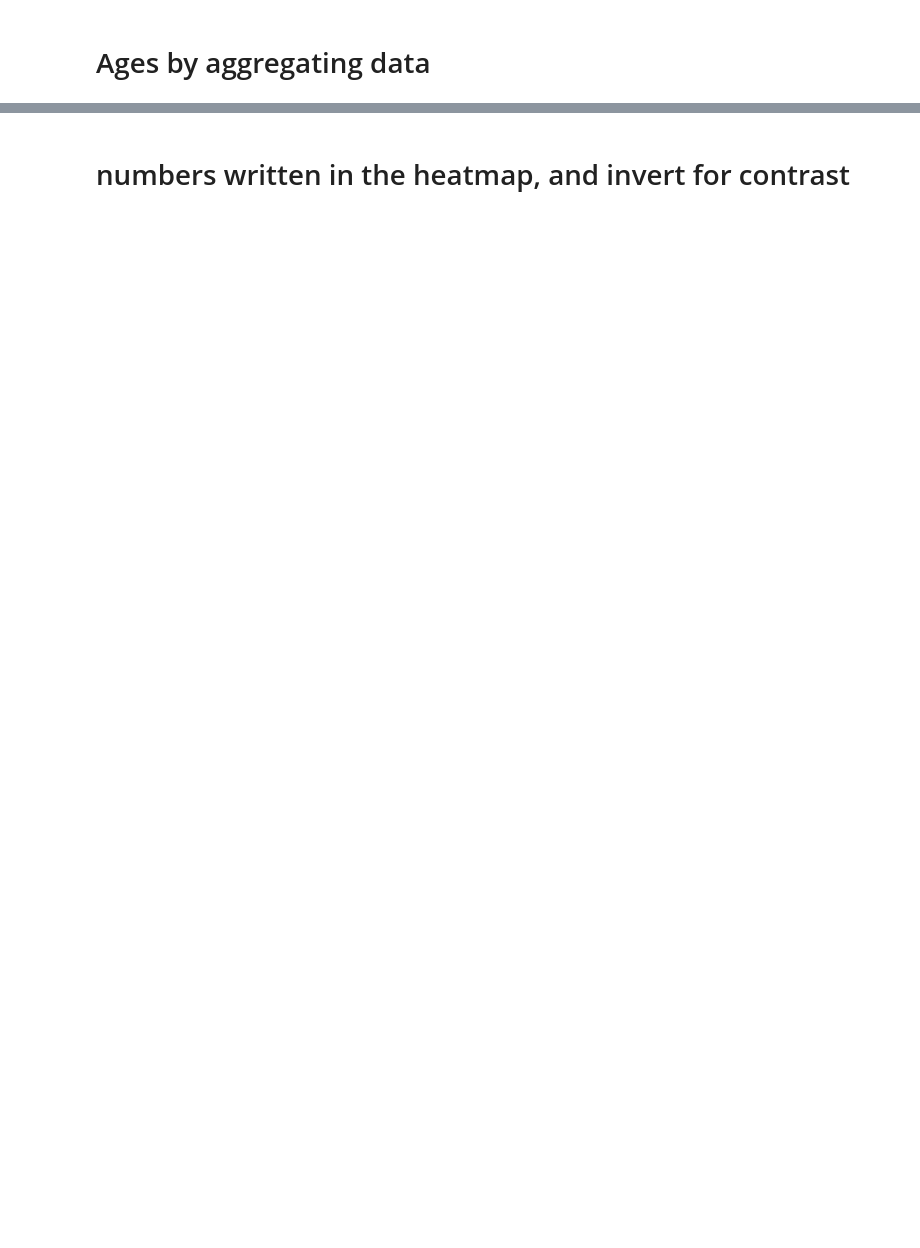
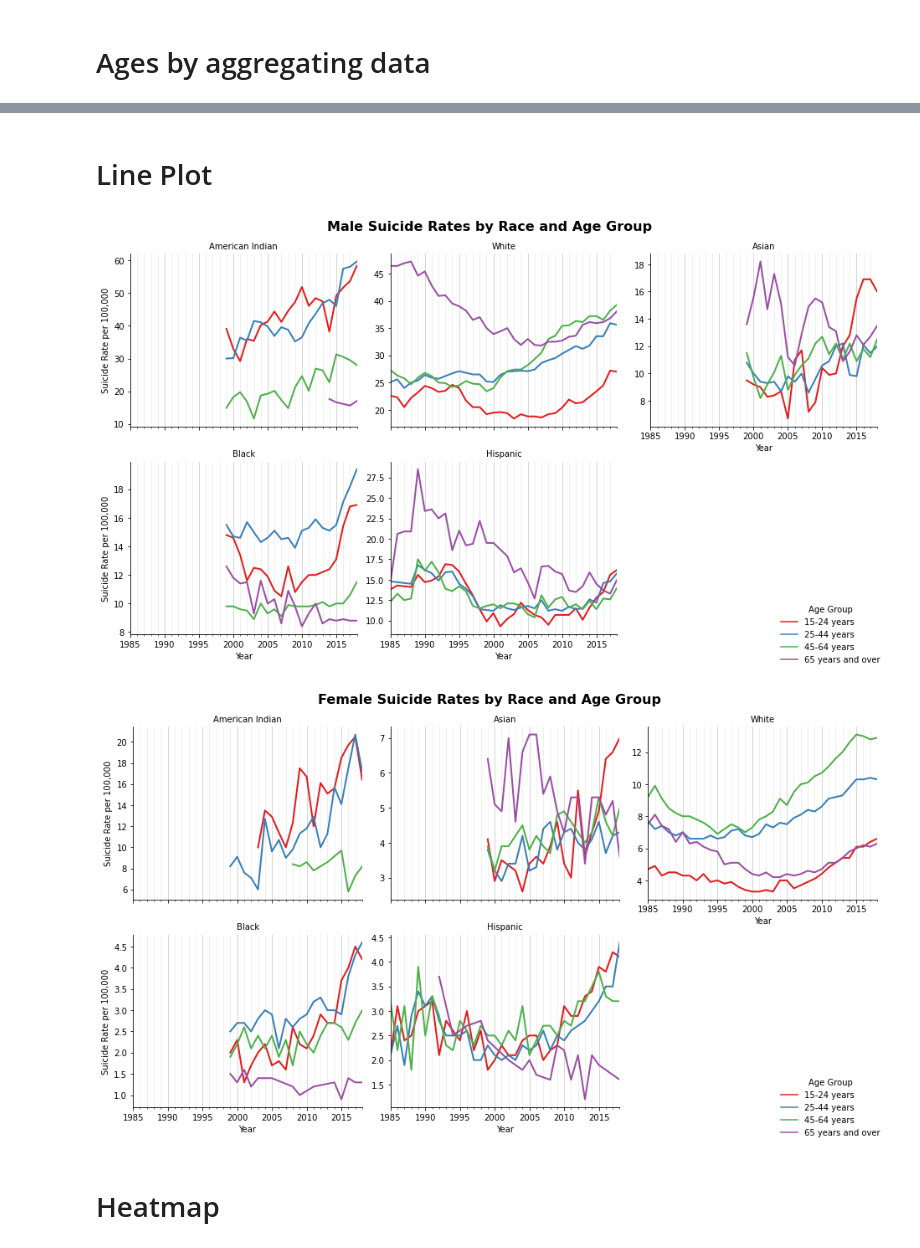
Before and after one commit to mak8427/data_visualization, a Jupyter notebook: exam/ex01.ipynb, the cells around one changed output, grey strips where cells are left out. Cells and saved outputs as stored; diff of their text form; code cells hidden in the pictures; blank space fills up the shorter version.

```diff
--- a/exam/ex01.ipynb
+++ b/exam/ex01.ipynb
@@ -413,3 +311,65 @@ plot_gender_facets('Female')
+# %% [markdown]
+# Line Plot
+# %%
+#custom pallette
+
+"""
+age_colors = {
+    '15-24 years':        '#1f77b4',  # blue
+    '25-44 years':        '#ff7f0e',  # orange
+    '45-64 years':        '#2ca02c',  # green
+    '65 years and over':  '#d62728'   # red
+}
+
+"""
+
+#print(df_all['AgeGroup'].unique())
+
+# Color palette
+age_order = ['15-24 years', '25-44 years', '45-64 years', '65 years and over']
+palette = sns.color_palette('Set1', n_colors=len(age_order))
+color_map = dict(zip(age_order, palette))
+
+min_year = int(df_all['YEAR'].min())
+max_year = int(df_all['YEAR'].max())
+
+for gender in ['Male', 'Female']:
+    df_g = df_all[df_all['Gender'] == gender].copy()
+
+    #creates a subplot per race sharing the x axis
+    g = sns.FacetGrid(
+        df_g, col="Race", col_wrap=3, height=3.8,
+        sharey=False, sharex=True
+    )
+
+    #for each facet plots the age group lines
+    g.map_dataframe(
+        sns.lineplot,
+        x='YEAR', y='ESTIMATE',
+        hue='AgeGroup', hue_order=age_order,
+        palette=color_map, linewidth=2,
+        legend=True
+    )
+
+    for ax in g.axes.flat:
+        ax.set_xlim(min_year, max_year)
+        # adding ticks to the x axis to form the year grid
+        ax.xaxis.set_major_locator(mticker.MultipleLocator(base=5))  # labeled major ticks every 5 years
+        ax.xaxis.set_minor_locator(mticker.MultipleLocator(base=1))  # minor ticks every year
+        ax.grid(axis='x', which='major', linestyle='-', linewidth=0.8, color='0.80')
+        ax.grid(axis='x', which='minor', linestyle='-', linewidth=0.6, color='0.90')
+        ax.yaxis.grid(False)
+
+    g.set_titles("{col_name}")
+    g.set_axis_labels("Year", "Suicide Rate per 100,000")
+    g.add_legend(title='Age Group', loc='lower right')
+    g.fig.subplots_adjust(top=0.88)
+    g.fig.suptitle(f"{gender} Suicide Rates by Race and Age Group", fontsize=16, weight='bold')
+    plt.tight_layout()
+    plt.show()
+# %% [output]
+[figure, added]
+[figure, added]
 # %% [markdown]
-# numbers written in the heatmap, and invert for contrast
+# Heatmap
 # %%
```
Also changed, not shown: parts of 15 cells of this notebook, 1 other file.
